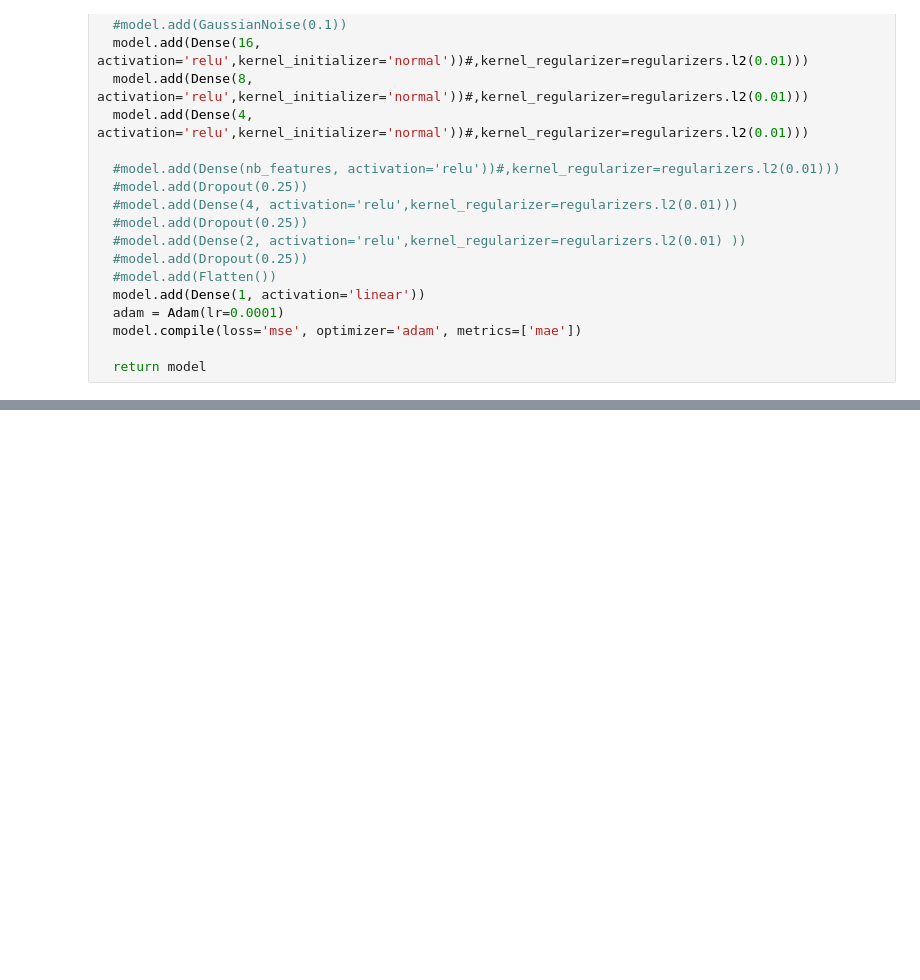
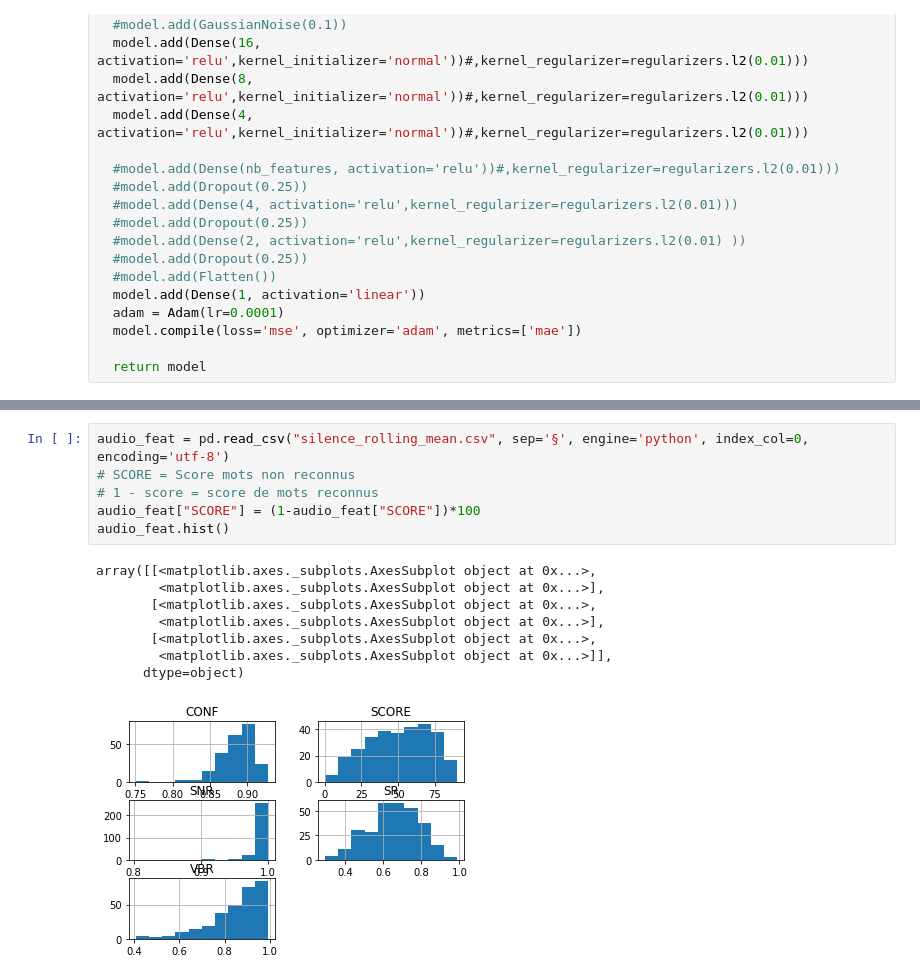
Before and after one commit to vincentnam/Project-Archean, a Jupyter notebook: ChallengeM2SID_2019.ipynb, the cells around one changed output, grey strips where cells are left out. Saved outputs shown, nothing was run; the diff lists cells and outputs as text; blank space fills up the shorter version.

```diff
--- a/ChallengeM2SID_2019.ipynb
+++ b/ChallengeM2SID_2019.ipynb
@@ -1982,0 +1425,15 @@ TypeError: ignored
+# %%
+audio_feat = pd.read_csv("silence_rolling_mean.csv", sep='§', engine='python', index_col=0, encoding='utf-8')
+# SCORE = Score mots non reconnus
+# 1 - score = score de mots reconnus
+audio_feat["SCORE"] = (1-audio_feat["SCORE"])*100
+audio_feat.hist()
+# %% [output]
+array([[<matplotlib.axes._subplots.AxesSubplot object at 0x...>,
+        <matplotlib.axes._subplots.AxesSubplot object at 0x...>],
+       [<matplotlib.axes._subplots.AxesSubplot object at 0x...>,
+        <matplotlib.axes._subplots.AxesSubplot object at 0x...>],
+       [<matplotlib.axes._subplots.AxesSubplot object at 0x...>,
+        <matplotlib.axes._subplots.AxesSubplot object at 0x...>]],
+      dtype=object)
+[figure, added]
```
Also changed, not shown: parts of 69 cells of this notebook.
